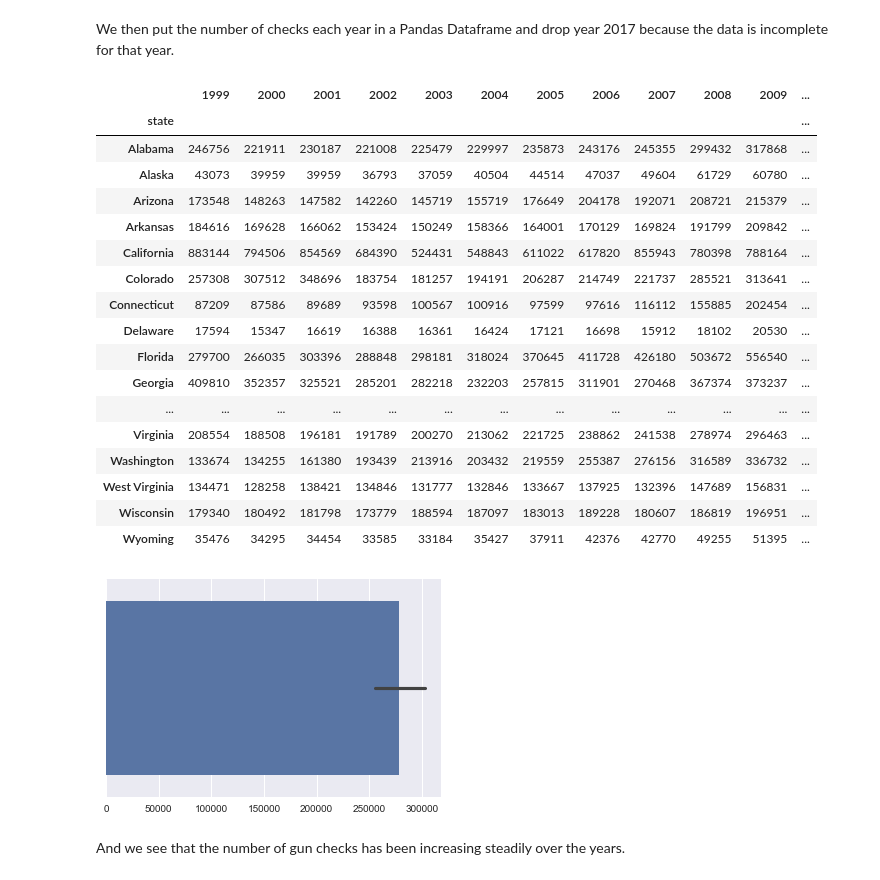
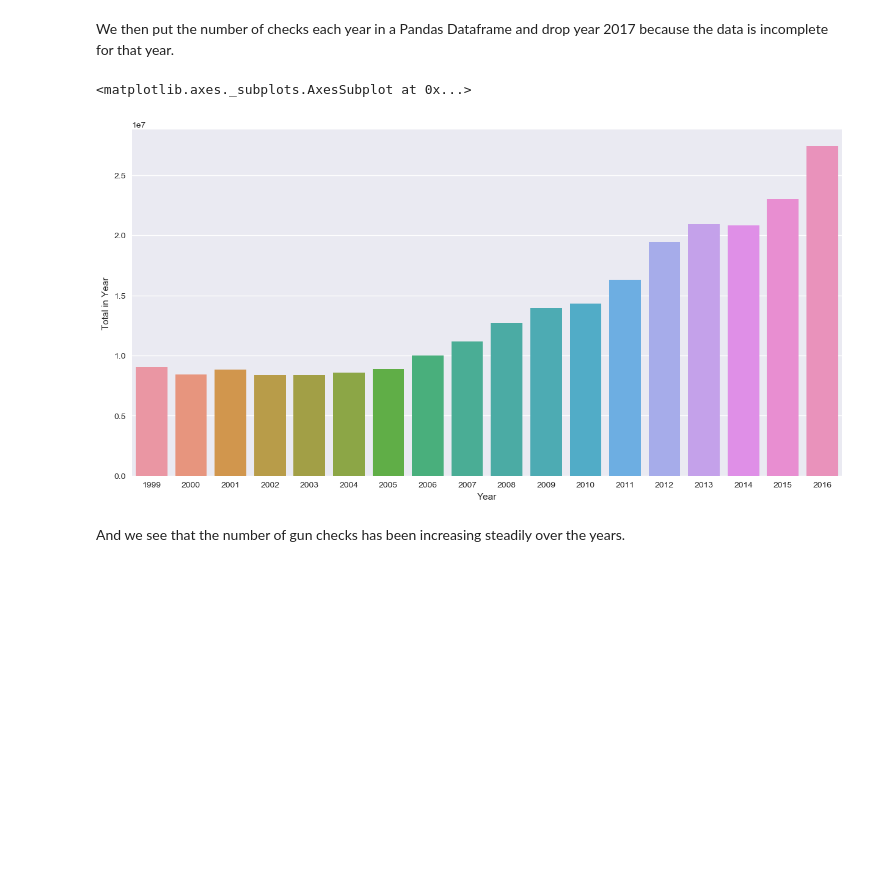
Before and after one commit to durot1973/Data-Analyst-Project, a Jupyter notebook: Analysis.ipynb, the cells around one changed output. Cells and saved outputs as stored; diff of their text form; code cells hidden in the pictures; blank space fills up the shorter version.

Commit message:
Created Bar Chart

```diff
--- a/Analysis.ipynb
+++ b/Analysis.ipynb
@@ -48,7 +48,7 @@ sns.set()
 # %% [markdown]
 We then put the number of checks each year in a Pandas Dataframe and drop year 2017 because the data is incomplete for that year.
 # %%
-months=['2017-09', '2017-08', '2017-07', '2017-06', '2017-05', '2017-04', '2017-03', '2017-02', '2017-01', '2016-12',
+months=np.array(['2017-09', '2017-08', '2017-07', '2017-06', '2017-05', '2017-04', '2017-03', '2017-02', '2017-01', '2016-12',
         '2016-11', '2016-10', '2016-09', '2016-08', '2016-07', '2016-06', '2016-05', '2016-04', '2016-03', '2016-02',
         '2016-01', '2015-12', '2015-11', '2015-10', '2015-09', '2015-08', '2015-07', '2015-06', '2015-05', '2015-04',
         '2015-03', '2015-02', '2015-01', '2014-12', '2014-11', '2014-10', '2014-09', '2014-08', '2014-07', '2014-06',
@@ -70,10 +70,10 @@ months=['2017-09', '2017-08', '2017-07', '2017-06', '2017-05', '2017-04', '2017-
         '2001-11', '2001-10', '2001-09', '2001-08', '2001-07', '2001-06', '2001-05', '2001-04', '2001-03', '2001-02',
         '2001-01', '2000-12', '2000-11', '2000-10', '2000-09', '2000-08', '2000-07', '2000-06', '2000-05', '2000-04',
         '2000-03', '2000-02', '2000-01', '1999-12', '1999-11', '1999-10', '1999-09', '1999-08', '1999-07', '1999-06',
-        '1999-05', '1999-04', '1999-03', '1999-02', '1999-01', '1998-12', '1998-11']
+        '1999-05', '1999-04', '1999-03', '1999-02', '1999-01', '1998-12', '1998-11'])
 
-years = ['2017', '2016', '2015', '2014', '2013', '2012', '2011', '2010', '2009', '2008', '2007', '2006', '2005',
-         '2004', '2003', '2002', '2001', '2000', '1999', '1998']
+years = np.array(['2017', '2016', '2015', '2014', '2013', '2012', '2011', '2010', '2009', '2008', '2007', '2006', '2005',
+         '2004', '2003', '2002', '2001', '2000', '1999', '1998'])
 
 def total_in_year(year):
     '''gets the total number of checks each year'''
@@ -81,55 +81,39 @@ def total_in_year(year):
     for month in months:
         if str(year) in month:
             df_for_month = gun_data.loc[month]['totals']
             total += df_for_month
     return total
 
 def create_year_df():
     '''creates a dataframe tor the total number of checks each year'''
     df = {}
     for year in years:
         df[year] = total_in_year(year)
     return pd.DataFrame(df)
 
 checks_each_year = create_year_df()
 
 checks_each_year.drop(['1998', '2017'], inplace=True, axis=1)
 
 # We also need to remove states that are not in both datasets
 for index in checks_each_year.index:
     if index not in census_data.columns:
         checks_each_year = checks_each_year.drop(index, axis=0)
 '''
 # We then confirm how the number of gun checks have varied over the years using a barchart
 plt.figure(figsize=(15.0, 7.5), dpi=100); checks_each_year.sum().plot(kind='bar')
 plt.xlabel('Year')
 plt.ylabel('Amount of checks')
 plt.title('Gun Checks, 199-2016')
 plt.show()
 '''
-
-sns.barplot(checks_each_year)
-checks_each_year
+plt.figure(figsize=(15.0, 7.5), dpi=100)
+total_in_year = checks_each_year.sum().reset_index()
+total_in_year.rename(columns={'index':'Year', 0:'Total in Year'}, inplace=True)
+sns.barplot(x='Year', y='Total in Year', data = total_in_year)
 # %% [output]
-|  | 1999 | 2000 | 2001 | 2002 | 2003 | 2004 | 2005 | 2006 | 2007 | 2008 | 2009 | ... |
-| state |  |  |  |  |  |  |  |  |  |  |  | ... |
-| Alabama | 246756 | 221911 | 230187 | 221008 | 225479 | 229997 | 235873 | 243176 | 245355 | 299432 | 317868 | ... |
-| Alaska | 43073 | 39959 | 39959 | 36793 | 37059 | 40504 | 44514 | 47037 | 49604 | 61729 | 60780 | ... |
-| Arizona | 173548 | 148263 | 147582 | 142260 | 145719 | 155719 | 176649 | 204178 | 192071 | 208721 | 215379 | ... |
-| Arkansas | 184616 | 169628 | 166062 | 153424 | 150249 | 158366 | 164001 | 170129 | 169824 | 191799 | 209842 | ... |
-| California | 883144 | 794506 | 854569 | 684390 | 524431 | 548843 | 611022 | 617820 | 855943 | 780398 | 788164 | ... |
-| Colorado | 257308 | 307512 | 348696 | 183754 | 181257 | 194191 | 206287 | 214749 | 221737 | 285521 | 313641 | ... |
-| Connecticut | 87209 | 87586 | 89689 | 93598 | 100567 | 100916 | 97599 | 97616 | 116112 | 155885 | 202454 | ... |
-| Delaware | 17594 | 15347 | 16619 | 16388 | 16361 | 16424 | 17121 | 16698 | 15912 | 18102 | 20530 | ... |
-| Florida | 279700 | 266035 | 303396 | 288848 | 298181 | 318024 | 370645 | 411728 | 426180 | 503672 | 556540 | ... |
-| Georgia | 409810 | 352357 | 325521 | 285201 | 282218 | 232203 | 257815 | 311901 | 270468 | 367374 | 373237 | ... |
-| ... | ... | ... | ... | ... | ... | ... | ... | ... | ... | ... | ... | ... |
-| Virginia | 208554 | 188508 | 196181 | 191789 | 200270 | 213062 | 221725 | 238862 | 241538 | 278974 | 296463 | ... |
-| Washington | 133674 | 134255 | 161380 | 193439 | 213916 | 203432 | 219559 | 255387 | 276156 | 316589 | 336732 | ... |
-| West Virginia | 134471 | 128258 | 138421 | 134846 | 131777 | 132846 | 133667 | 137925 | 132396 | 147689 | 156831 | ... |
-| Wisconsin | 179340 | 180492 | 181798 | 173779 | 188594 | 187097 | 183013 | 189228 | 180607 | 186819 | 196951 | ... |
-| Wyoming | 35476 | 34295 | 34454 | 33585 | 33184 | 35427 | 37911 | 42376 | 42770 | 49255 | 51395 | ... |
+<matplotlib.axes._subplots.AxesSubplot at 0x...>
-[figure, old version]
+[figure, new version]
 # %% [markdown]
 And we see that the number of gun checks has been increasing steadily over the years.
 # %% [markdown]
```
